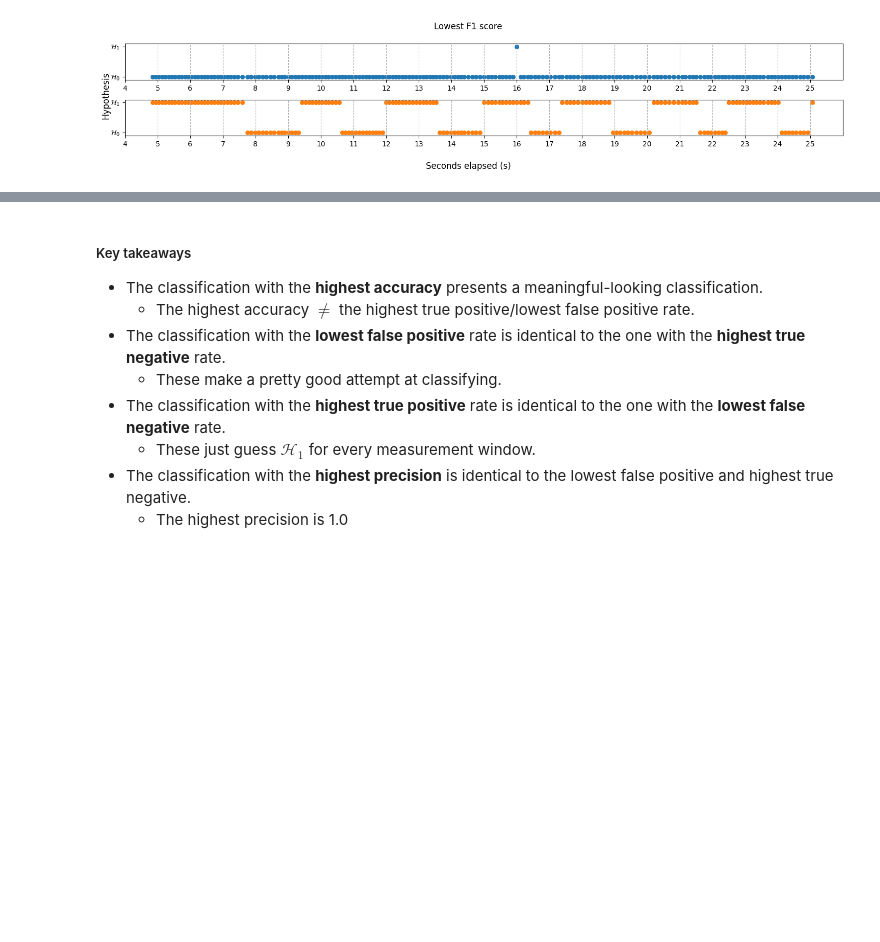
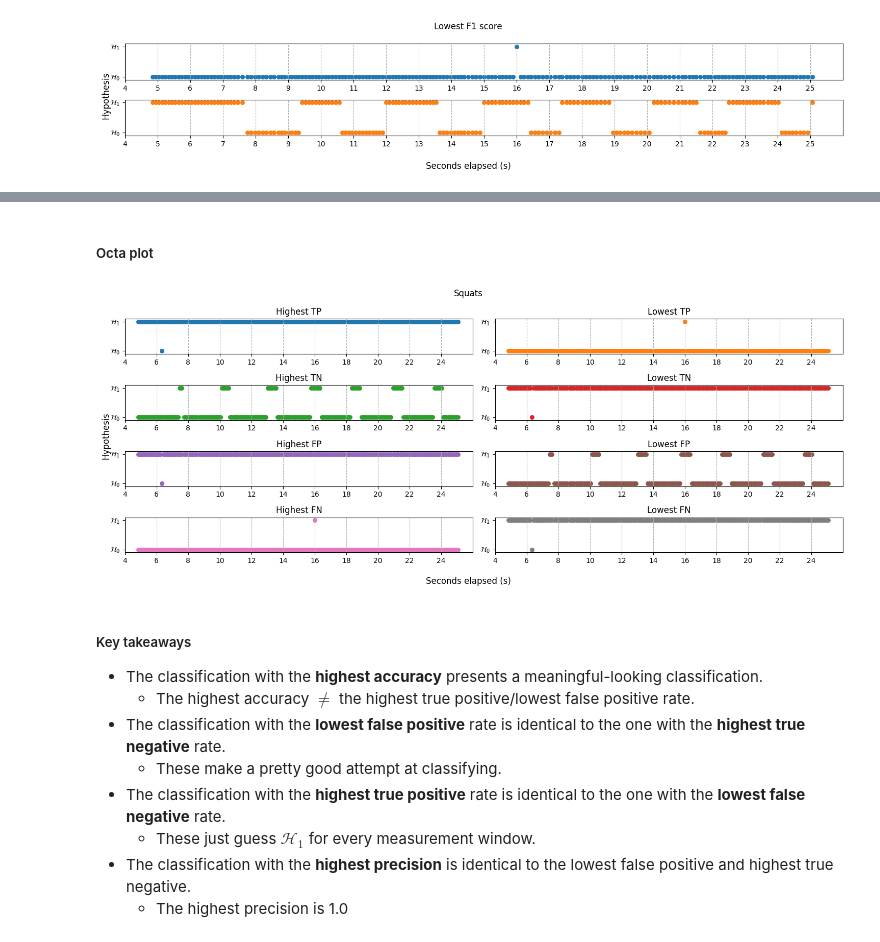
Before and after one commit to sjb296/linear-motion-detection, a Jupyter notebook: main.ipynb, the cells around one changed output, grey strips where cells are left out. Cells and saved outputs as stored; diff of their text form; code cells hidden in the pictures; blank space fills up the shorter version.

```diff
--- a/main.ipynb
+++ b/main.ipynb
@@ -886,3 +973,26 @@ plt.tight_layout()
+# %% [markdown]
+##### Octa plot
+# %%
+# Squats octa plot for max and min of all 8 metrics
+hyps_octa_plot(
+    squat_df_trim_s["seconds_elapsed"],
+    squat_hyp_sets[np.argmax(squat_true_pos_arr)],
+    squat_hyp_sets[np.argmin(squat_true_pos_arr)],
+    squat_hyp_sets[np.argmax(squat_true_neg_arr)],
+    squat_hyp_sets[np.argmin(squat_true_neg_arr)],
+    squat_hyp_sets[np.argmax(squat_false_pos_arr)],
+    squat_hyp_sets[np.argmin(squat_false_pos_arr)],
+    squat_hyp_sets[np.argmax(squat_false_neg_arr)],
+    squat_hyp_sets[np.argmin(squat_false_neg_arr)],
+    4,
+    26,
+    ["Highest TP", "Lowest TP", "Highest TN", "Lowest TN", "Highest FP", "Lowest FP", "Highest FN", "Lowest FN"],
+    s=dot_size
+)
+plt.suptitle("Squats")
+plt.tight_layout()
+# %% [output]
+[figure, added]
 # %% [markdown]
 ##### Key takeaways
 - The classification with the **highest accuracy** presents a meaningful-looking classification.
```
Also changed, not shown: parts of 11 cells of this notebook.
